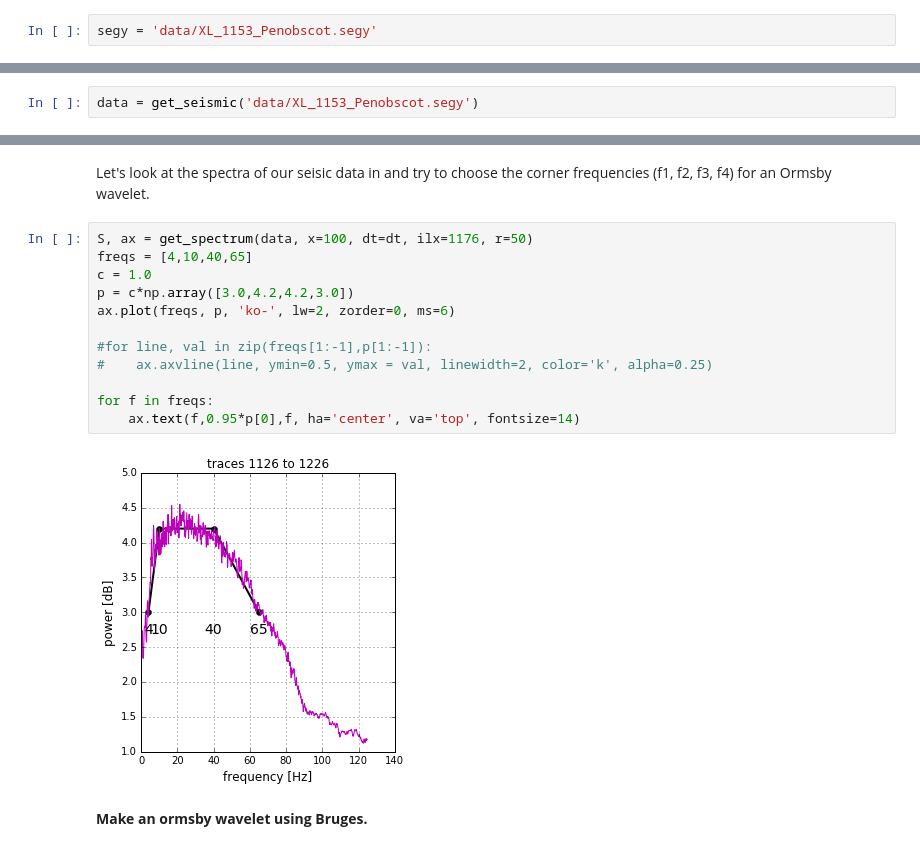
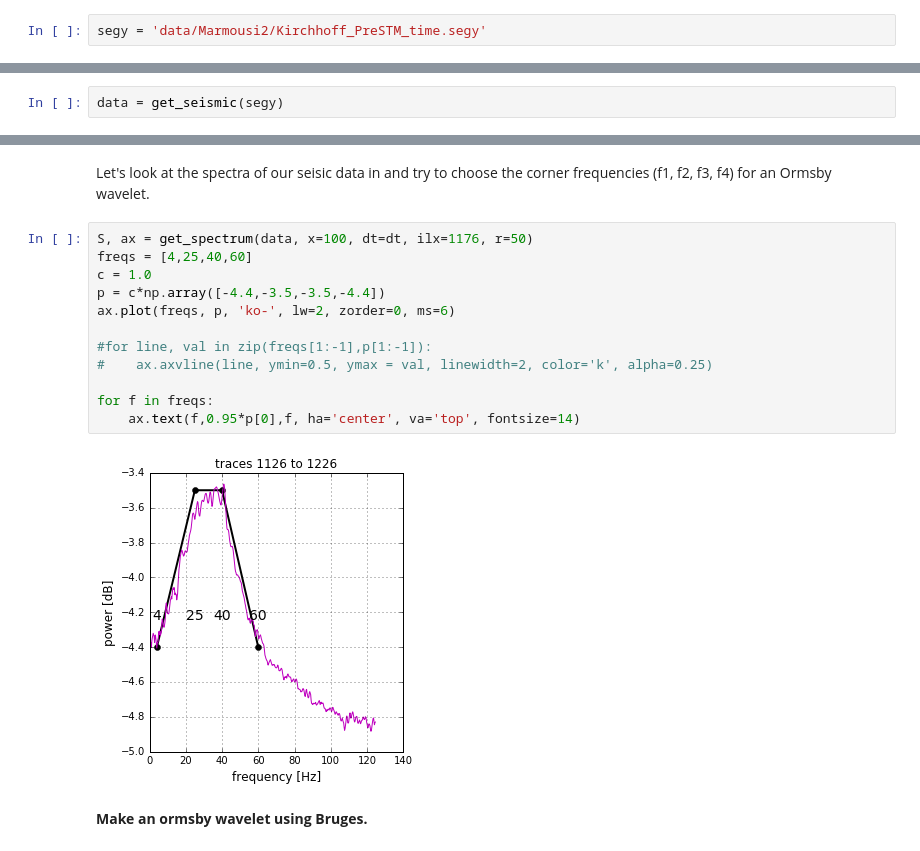
Before and after one commit to EvanBianco/notebooks, a Jupyter notebook: Wavelet_estimations.ipynb, the cells around one changed output, grey strips where cells are left out. Drawn from its saved outputs; the diff is of its cells as text.

```diff
--- a/Wavelet_estimations.ipynb
+++ b/Wavelet_estimations.ipynb
@@ -42,2 +42,2 @@ Get data from a single crossline that I exported from OpendTect.
 # %%
-segy = 'data/XL_1153_Penobscot.segy'
+segy = 'data/Marmousi2/Kirchhoff_PreSTM_time.segy'
@@ -44,5 +46,5 @@ segy = 'data/XL_1153_Penobscot.segy'
 # %%
-data = get_seismic('data/XL_1153_Penobscot.segy')
+data = get_seismic(segy)
 # %%
 dt = get_sample_rate_in_seconds(segy)
 dt
@@ -76,18 +86,18 @@ seismic_and_well_plot(data, log=ip, t_r=t_r)
 Let's look at the spectra of our seisic data in and try to choose the corner frequencies (f1, f2, f3, f4) for an Ormsby wavelet.
 # %%
 S, ax = get_spectrum(data, x=100, dt=dt, ilx=1176, r=50)
-freqs = [4,10,40,65]
+freqs = [4,25,40,60]
 c = 1.0
-p = c*np.array([3.0,4.2,4.2,3.0])
+p = c*np.array([-4.4,-3.5,-3.5,-4.4])
 ax.plot(freqs, p, 'ko-', lw=2, zorder=0, ms=6)
 
 #for line, val in zip(freqs[1:-1],p[1:-1]):
 #    ax.axvline(line, ymin=0.5, ymax = val, linewidth=2, color='k', alpha=0.25)
 
 for f in freqs:
     ax.text(f,0.95*p[0],f, ha='center', va='top', fontsize=14)
 # %% [output]
-[figure, old version]
+[figure, new version]
 # %% [markdown]
 <b>Make an ormsby wavelet using Bruges.</b>
 # %%
```
Also changed, not shown: parts of 14 cells of this notebook, 8 other files.
